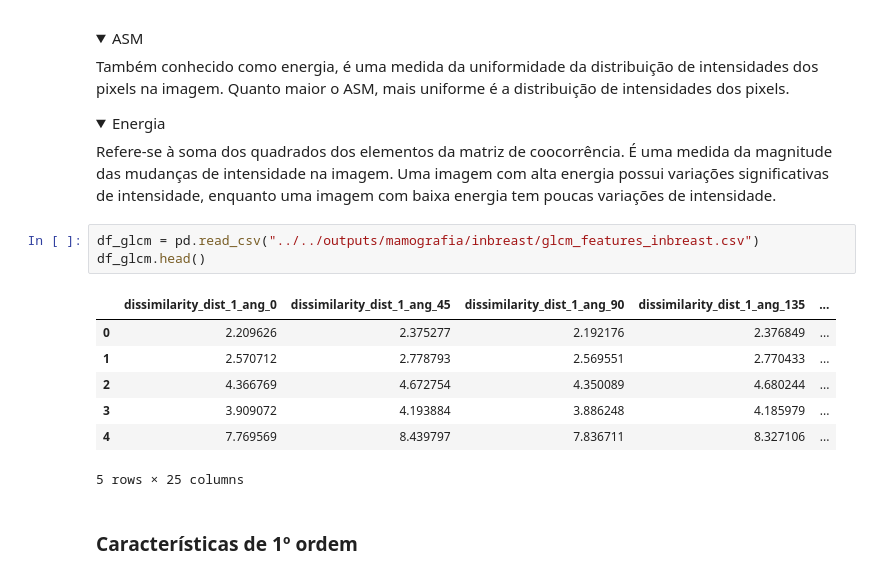
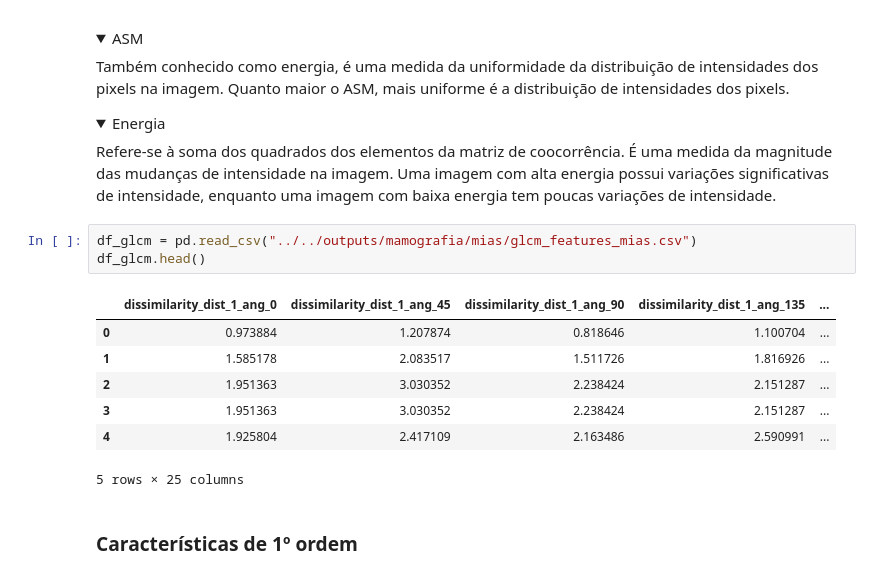
Before and after one commit to matheusssilva991/Radiomica, a Jupyter notebook: src/mamografia/apresentacao.ipynb, the cells around one changed output. Saved outputs shown, nothing was run; the diff lists cells and outputs as text; folded sections open.

```diff
--- a/src/mamografia/apresentacao.ipynb
+++ b/src/mamografia/apresentacao.ipynb
@@ -526,15 +293,15 @@ Também conhecido como energia, é uma medida da uniformidade da distribuição
 Refere-se à soma dos quadrados dos elementos da matriz de coocorrência. É uma medida da magnitude das mudanças de intensidade na imagem. Uma imagem com alta energia possui variações significativas de intensidade, enquanto uma imagem com baixa energia tem poucas variações de intensidade.
 </details>
 # %%
-df_glcm = pd.read_csv("../../outputs/mamografia/inbreast/glcm_features_inbreast.csv")
+df_glcm = pd.read_csv("../../outputs/mamografia/mias/glcm_features_mias.csv")
 df_glcm.head()
 # %% [output]
 |  | dissimilarity_dist_1_ang_0 | dissimilarity_dist_1_ang_45 | dissimilarity_dist_1_ang_90 | dissimilarity_dist_1_ang_135 | ... |
-| 0 | 2.209626 | 2.375277 | 2.192176 | 2.376849 | ... |
-| 1 | 2.570712 | 2.778793 | 2.569551 | 2.770433 | ... |
-| 2 | 4.366769 | 4.672754 | 4.350089 | 4.680244 | ... |
-| 3 | 3.909072 | 4.193884 | 3.886248 | 4.185979 | ... |
-| 4 | 7.769569 | 8.439797 | 7.836711 | 8.327106 | ... |
+| 0 | 0.973884 | 1.207874 | 0.818646 | 1.100704 | ... |
+| 1 | 1.585178 | 2.083517 | 1.511726 | 1.816926 | ... |
+| 2 | 1.951363 | 3.030352 | 2.238424 | 2.151287 | ... |
+| 3 | 1.951363 | 3.030352 | 2.238424 | 2.151287 | ... |
+| 4 | 1.925804 | 2.417109 | 2.163486 | 2.590991 | ... |
 5 rows × 25 columns
 # %% [markdown]
 ### Características de 1º ordem
```
Also changed, not shown: parts of 47 cells of this notebook, 4 other files.
